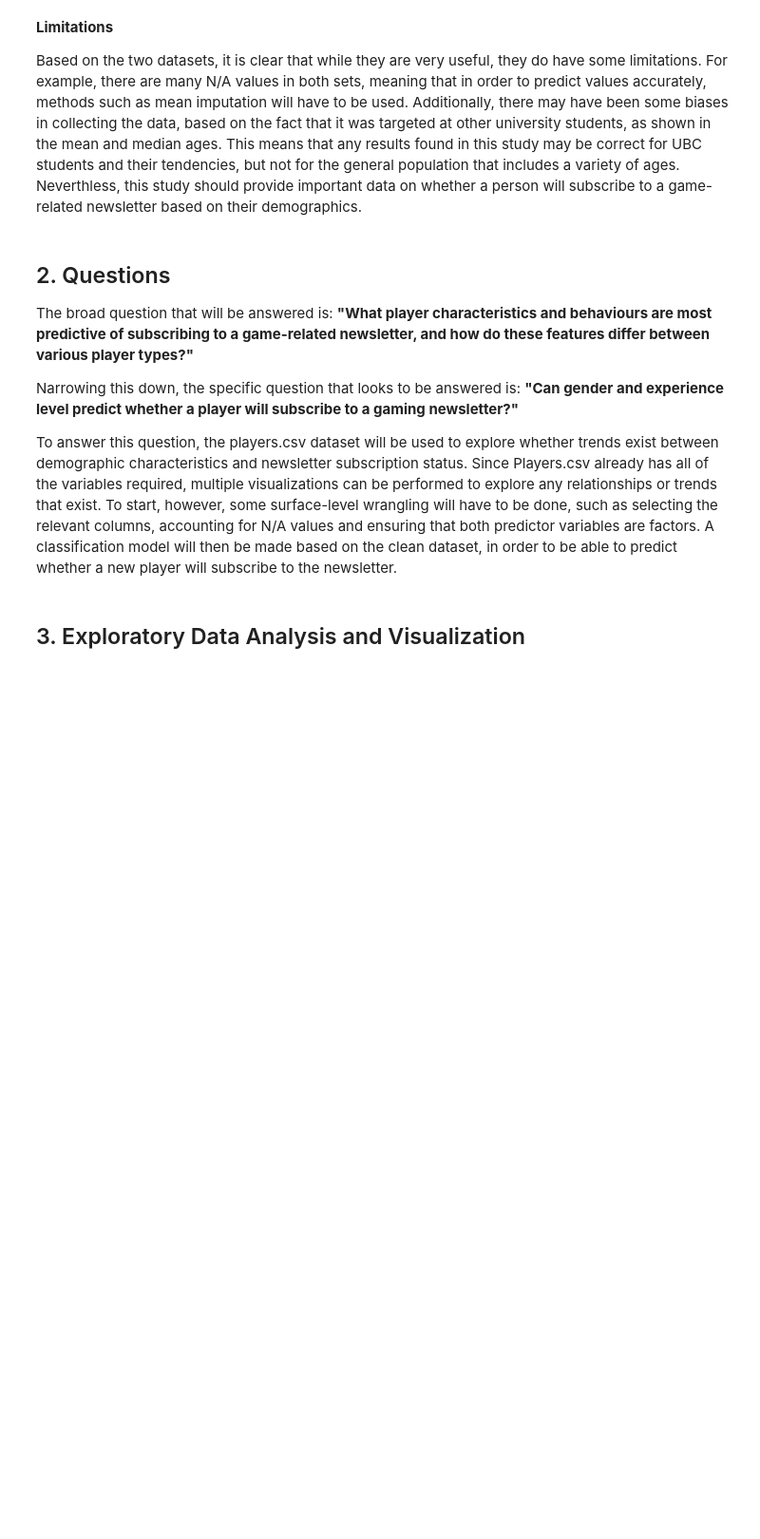
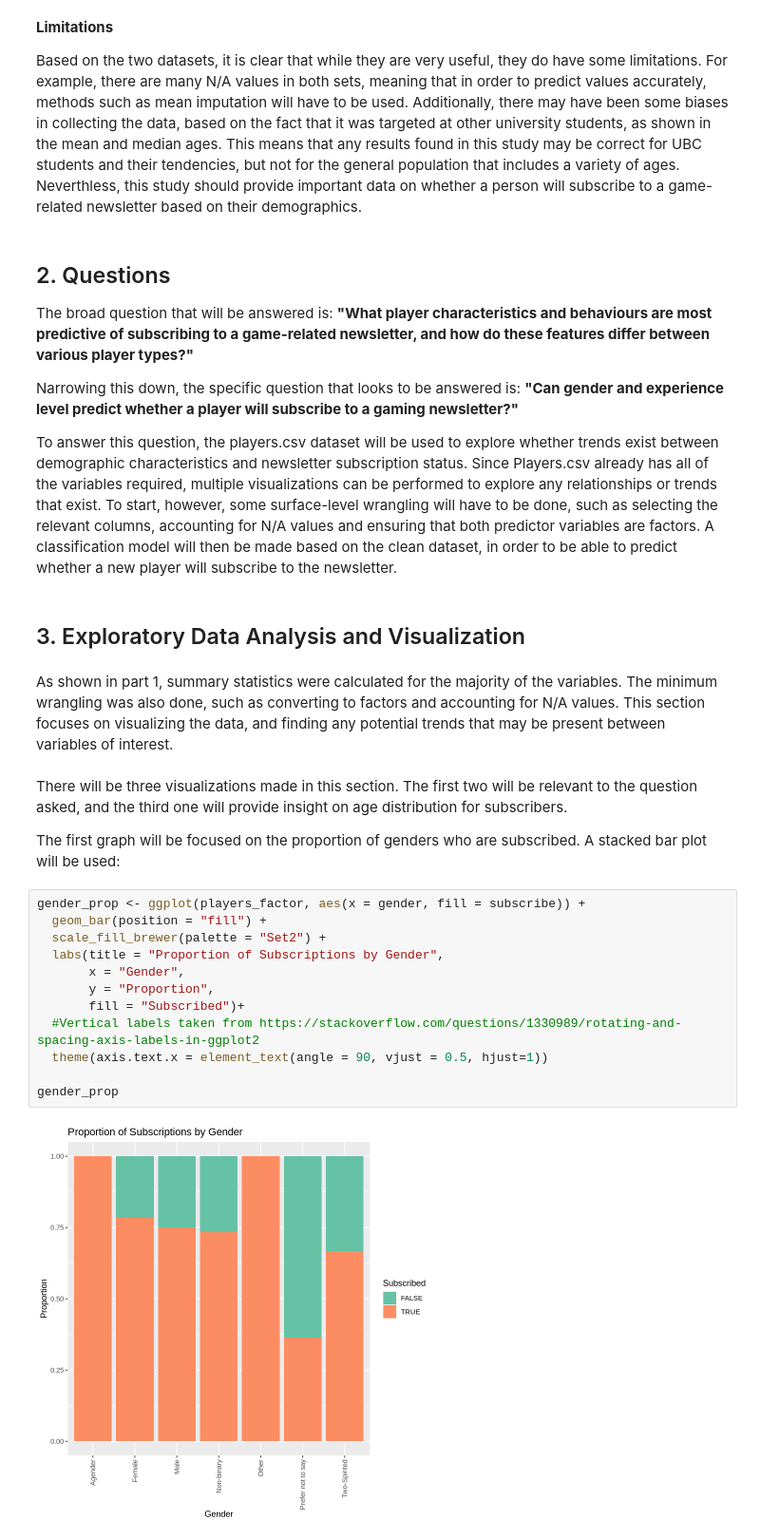
Before and after one commit to strikerjoseph734-glitch/individual_planning_project, a Jupyter notebook: planning_proposal.ipynb, the cells around one changed output. Shown: that part at 95% size. Drawn from its saved outputs; the diff is of its cells as text; blank space fills up the shorter version.

Commit message:
Exploratory Visualizations
Three exploratory plots were made to see whether there were any visible trends. Overall, there was nothing outstanding, however more modelling must be done.

```diff
--- a/planning_proposal.ipynb
+++ b/planning_proposal.ipynb
@@ -212,3 +212,23 @@ Narrowing this down, the specific question that looks to be answered is: **"Can
 To answer this question, the players.csv dataset will be used to explore whether trends exist between demographic characteristics and newsletter subscription status. Since Players.csv already has all of the variables required, multiple visualizations can be performed to explore any relationships or trends that exist. To start, however, some surface-level wrangling will have to be done, such as selecting the relevant columns, accounting for N/A values and ensuring that both predictor variables are factors. A classification model will then be made based on the clean dataset, in order to be able to predict whether a new player will subscribe to the newsletter.
 # %% [markdown]
 ## 3. Exploratory Data Analysis and Visualization
+# %% [markdown]
+As shown in part 1, summary statistics were calculated for the majority of the variables. The minimum wrangling was also done, such as converting to factors and accounting for N/A values. This section focuses on visualizing the data, and finding any potential trends that may be present between variables of interest.
+# %% [markdown]
+There will be three visualizations made in this section. The first two will be relevant to the question asked, and the third one will provide insight on age distribution for subscribers.
+
+The first graph will be focused on the proportion of genders who are subscribed. A stacked bar plot will be used:
+# %%
+gender_prop <- ggplot(players_factor, aes(x = gender, fill = subscribe)) +
+  geom_bar(position = "fill") +
+  scale_fill_brewer(palette = "Set2") +
+  labs(title = "Proportion of Subscriptions by Gender",
+       x = "Gender",
+       y = "Proportion",
+       fill = "Subscribed")+
+  #Vertical labels taken from https://stackoverflow.com/questions/1330989/rotating-and-spacing-axis-labels-in-ggplot2
+  theme(axis.text.x = element_text(angle = 90, vjust = 0.5, hjust=1))
+
+gender_prop
+# %% [output]
+[figure, added]
```
Also changed, not shown: parts of 6 cells of this notebook.
